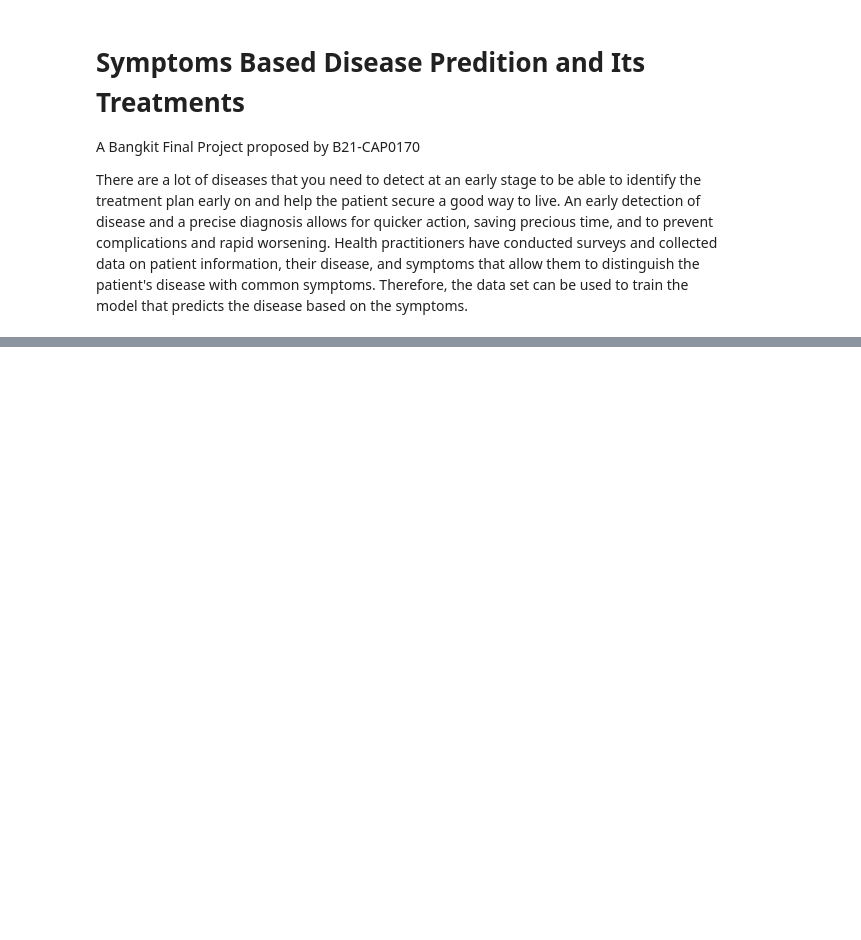
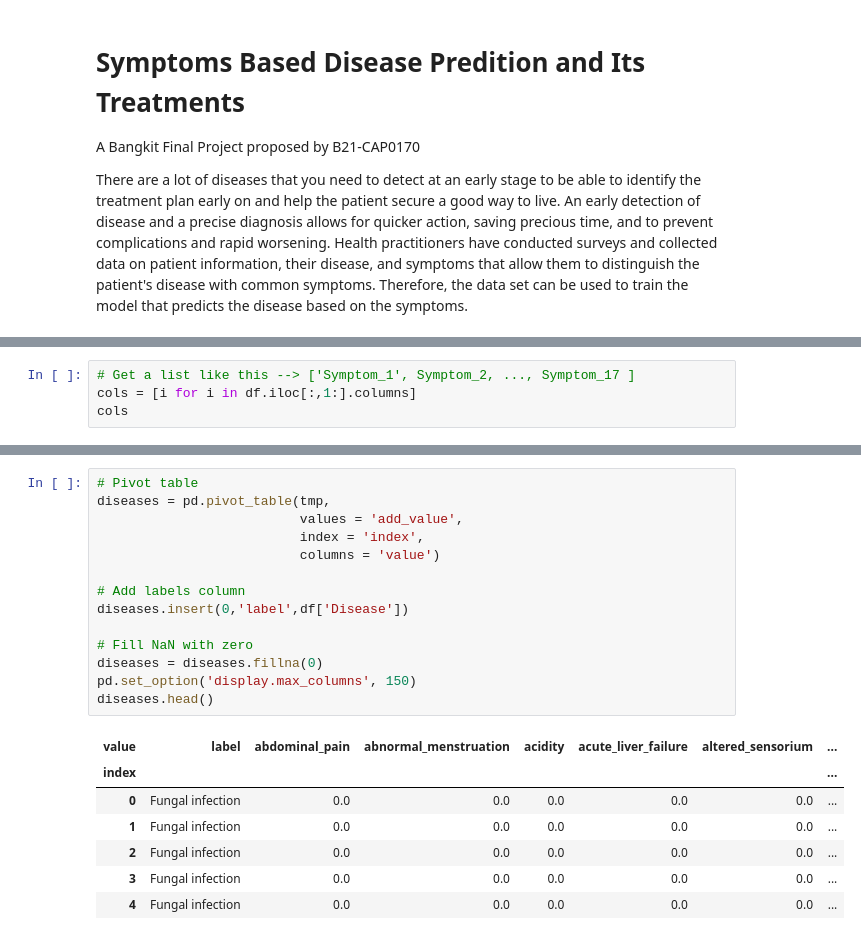
Before and after one commit to davindb/Hipotesa, a Jupyter notebook: Progress Report/Machine Learning/Bangkit Final Project Machine Learning.ipynb, the cells around one changed output, grey strips where cells are left out. Saved outputs shown, nothing was run; the diff lists cells and outputs as text; blank space fills up the shorter version.

```diff
--- a/Progress Report/Machine Learning/Bangkit Final Project Machine Learning.ipynb
+++ b/Progress Report/Machine Learning/Bangkit Final Project Machine Learning.ipynb
@@ -101,0 +95,4 @@ print(len(disease))
+# %%
+# Get a list like this --> ['Symptom_1', Symptom_2, ..., Symptom_17 ]
+cols = [i for i in df.iloc[:,1:].columns]
+cols
@@ -101,0 +133,22 @@ print(len(disease))
+# %%
+# Pivot table
+diseases = pd.pivot_table(tmp,
+                          values = 'add_value',
+                          index = 'index',
+                          columns = 'value')
+
+# Add labels column
+diseases.insert(0,'label',df['Disease'])
+
+# Fill NaN with zero
+diseases = diseases.fillna(0)
+pd.set_option('display.max_columns', 150)
+diseases.head()
+# %% [output]
+| value | label | abdominal_pain | abnormal_menstruation | acidity | acute_liver_failure | altered_sensorium | ... |
+| index |  |  |  |  |  |  | ... |
+| 0 | Fungal infection | 0.0 | 0.0 | 0.0 | 0.0 | 0.0 | ... |
+| 1 | Fungal infection | 0.0 | 0.0 | 0.0 | 0.0 | 0.0 | ... |
+| 2 | Fungal infection | 0.0 | 0.0 | 0.0 | 0.0 | 0.0 | ... |
+| 3 | Fungal infection | 0.0 | 0.0 | 0.0 | 0.0 | 0.0 | ... |
+| 4 | Fungal infection | 0.0 | 0.0 | 0.0 | 0.0 | 0.0 | ... |
```
Also changed, not shown: parts of 32 cells of this notebook.
